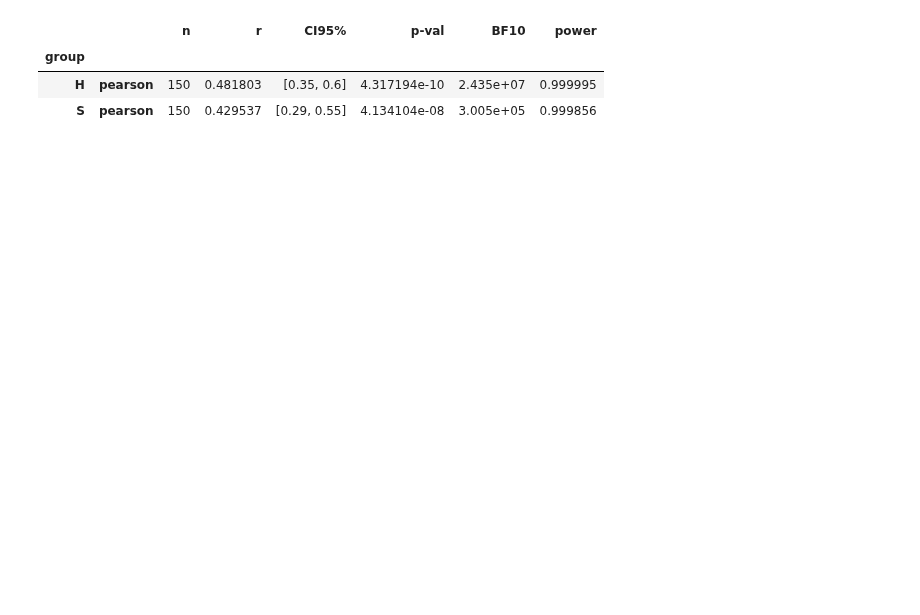
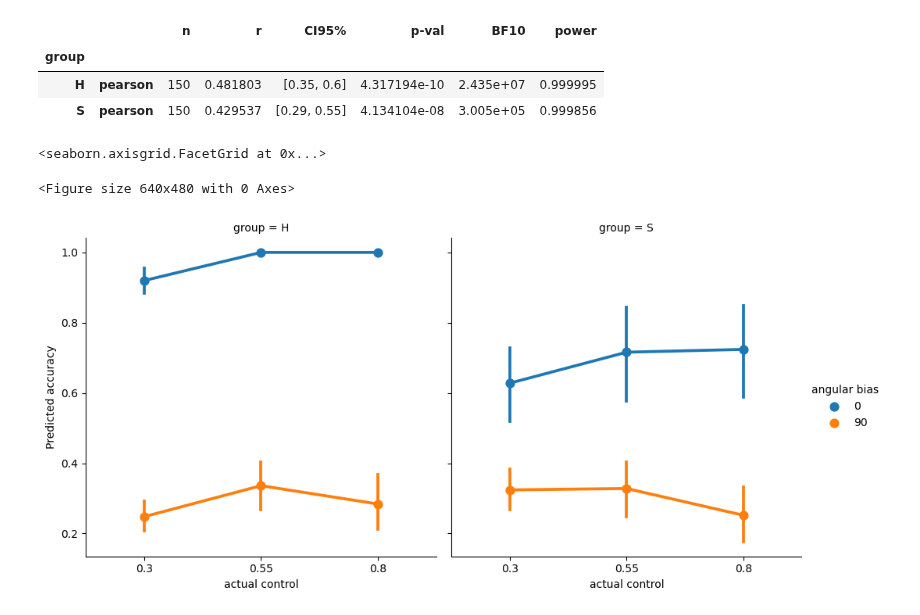
Before and after one commit to acercyc/Keio-Testing_analysis, a Jupyter notebook: src/ana_three_dot_prediction_corr_cosinesmilarity.ipynb, the cells around one changed output. Cells and saved outputs as stored; diff of their text form; code cells hidden in the pictures; blank space fills up the shorter version.

```diff
--- a/src/ana_three_dot_prediction_corr_cosinesmilarity.ipynb
+++ b/src/ana_three_dot_prediction_corr_cosinesmilarity.ipynb
@@ -109,3 +110,24 @@ df_.groupby(['group']).apply(lambda x: pg.corr(x['accuracy'].values, x[predVar].
 | group |  |  |  |  |  |  |  |
 | H | pearson | 150 | 0.481803 | [0.35, 0.6] | 4.317194e-10 | 2.435e+07 | 0.999995 |
 | S | pearson | 150 | 0.429537 | [0.29, 0.55] | 4.134104e-08 | 3.005e+05 | 0.999856 |
+# %%
+df_ = df.copy()
+df_ = df_[['participant', 'actual control', 'angular bias', 'auc_pred_accuracy_target', 'group']]
+df_ = df_.groupby(['participant', 'actual control', 'angular bias', 'group']).mean()
+df_ = df_.reset_index()
+
+# grid = sns.FacetGrid(col='participant', col_wrap=5, data=df_)
+# grid.map_dataframe(sns.pointplot,
+#                    x='actual control',
+#                    y='auc_pred_accuracy_target',
+#                    hue='angular bias')
+# grid.add_legend()
+
+
+plt.figure()
+g = sns.catplot(x='actual control', y='auc_pred_accuracy_target', hue='angular bias', data=df_, col='group', kind='point')
+g.set_ylabels('Predicted accuracy')
+# %% [output]
+<seaborn.axisgrid.FacetGrid at 0x...>
+<Figure size 640x480 with 0 Axes>
+[figure, added]
```
Also changed, not shown: parts of 2 cells of this notebook, 8 other files.
